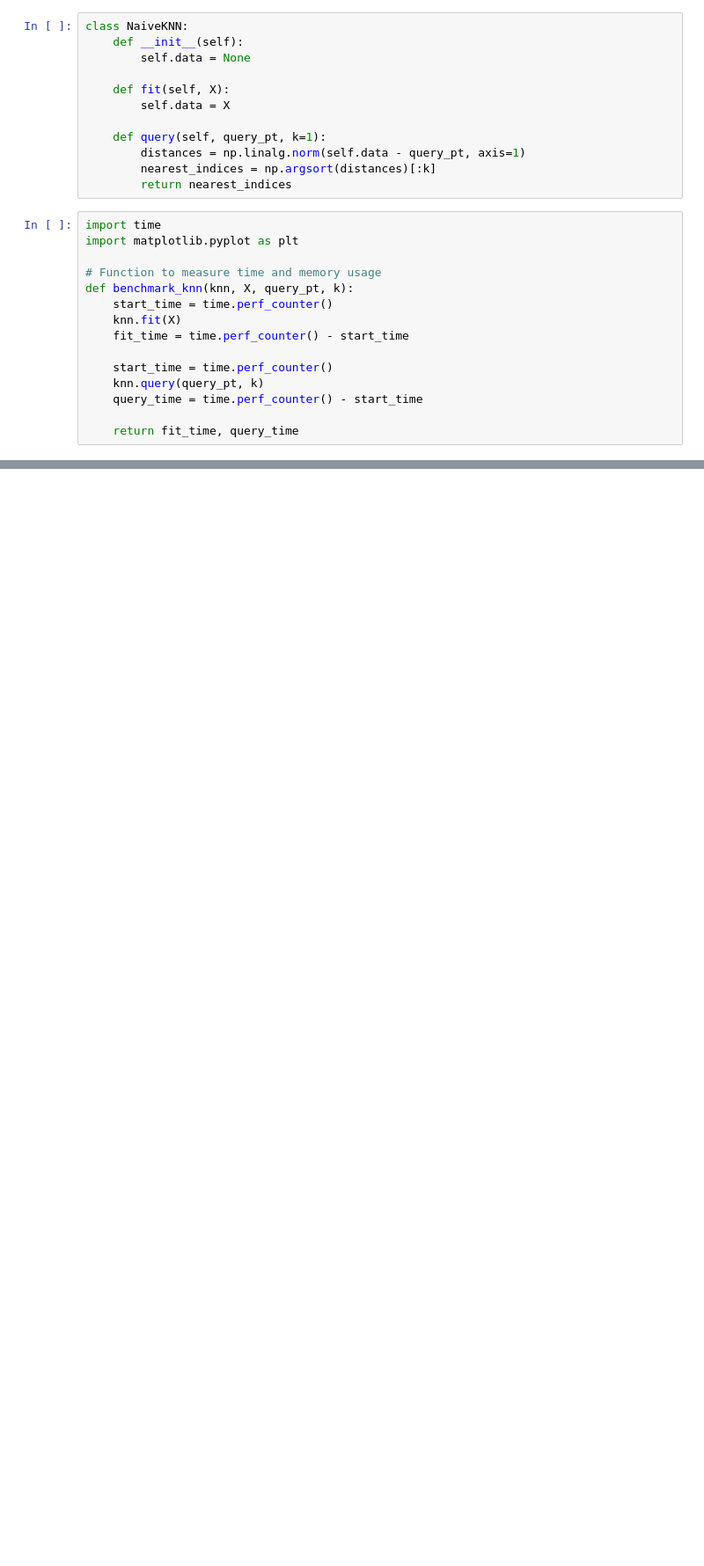
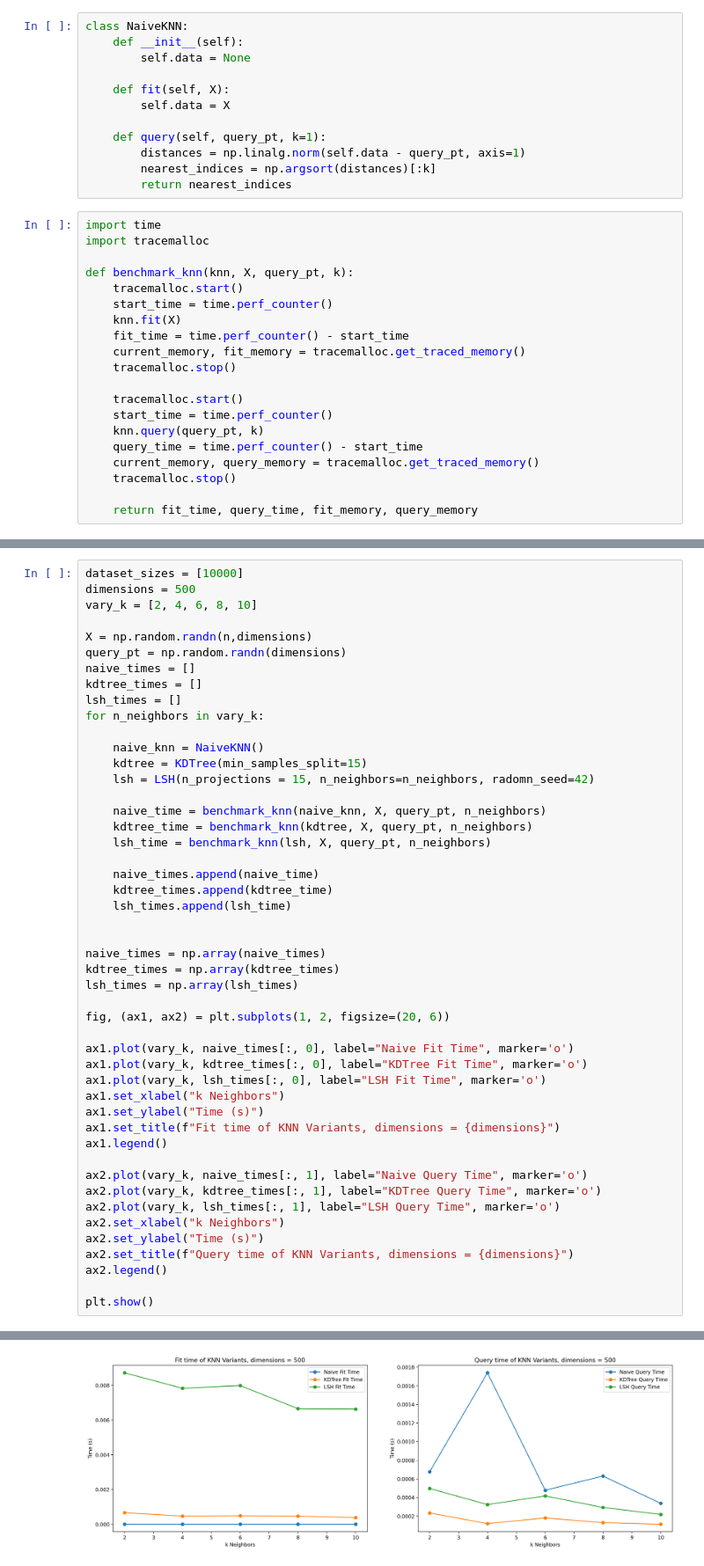
Before and after one commit to HarinarayanJ/ML-Assignment-4, a Jupyter notebook: Assignment4_Q2.ipynb, the cells around one changed output, grey strips where cells are left out. Shown at 88% size. Drawn from its saved outputs; the diff is of its cells as text; blank space fills up the shorter version.

Commit message:
added time and memory testing

```diff
--- a/Assignment4_Q2.ipynb
+++ b/Assignment4_Q2.ipynb
@@ -20,17 +19,22 @@ class NaiveKNN:
         return nearest_indices
 # %%
 import time
-import matplotlib.pyplot as plt
+import tracemalloc
 
-# Function to measure time and memory usage
 def benchmark_knn(knn, X, query_pt, k):
+    tracemalloc.start()
     start_time = time.perf_counter()
     knn.fit(X)
     fit_time = time.perf_counter() - start_time
+    current_memory, fit_memory = tracemalloc.get_traced_memory()
+    tracemalloc.stop()
 
+    tracemalloc.start()
     start_time = time.perf_counter()
     knn.query(query_pt, k)
     query_time = time.perf_counter() - start_time
+    current_memory, query_memory = tracemalloc.get_traced_memory()
+    tracemalloc.stop()
 
-    return fit_time, query_time
+    return fit_time, query_time, fit_memory, query_memory
 # %%
@@ -281,0 +345,49 @@ plt.show()
+# %%
+dataset_sizes = [10000]
+dimensions = 500
+vary_k = [2, 4, 6, 8, 10]
+
+X = np.random.randn(n,dimensions)
+query_pt = np.random.randn(dimensions)
+naive_times = []
+kdtree_times = []
+lsh_times = []
+for n_neighbors in vary_k:
+
+    naive_knn = NaiveKNN()
+    kdtree = KDTree(min_samples_split=15)
+    lsh = LSH(n_projections = 15, n_neighbors=n_neighbors, radomn_seed=42)
+
+    naive_time = benchmark_knn(naive_knn, X, query_pt, n_neighbors)
+    kdtree_time = benchmark_knn(kdtree, X, query_pt, n_neighbors)
+    lsh_time = benchmark_knn(lsh, X, query_pt, n_neighbors)
+
+    naive_times.append(naive_time)
+    kdtree_times.append(kdtree_time)
+    lsh_times.append(lsh_time)
+
+
+naive_times = np.array(naive_times)
+kdtree_times = np.array(kdtree_times)
+lsh_times = np.array(lsh_times)
+
+fig, (ax1, ax2) = plt.subplots(1, 2, figsize=(20, 6))
+
+ax1.plot(vary_k, naive_times[:, 0], label="Naive Fit Time", marker='o')
+ax1.plot(vary_k, kdtree_times[:, 0], label="KDTree Fit Time", marker='o')
+ax1.plot(vary_k, lsh_times[:, 0], label="LSH Fit Time", marker='o')
+ax1.set_xlabel("k Neighbors")
+ax1.set_ylabel("Time (s)")
+ax1.set_title(f"Fit time of KNN Variants, dimensions = {dimensions}")
+ax1.legend()
+
+ax2.plot(vary_k, naive_times[:, 1], label="Naive Query Time", marker='o')
+ax2.plot(vary_k, kdtree_times[:, 1], label="KDTree Query Time", marker='o')
+ax2.plot(vary_k, lsh_times[:, 1], label="LSH Query Time", marker='o')
+ax2.set_xlabel("k Neighbors")
+ax2.set_ylabel("Time (s)")
+ax2.set_title(f"Query time of KNN Variants, dimensions = {dimensions}")
+ax2.legend()
+
+plt.show()
+# %% [output]
@@ -281,0 +399 @@ plt.show()
+[figure, added]
```
Also changed, not shown: parts of 12 cells of this notebook.
